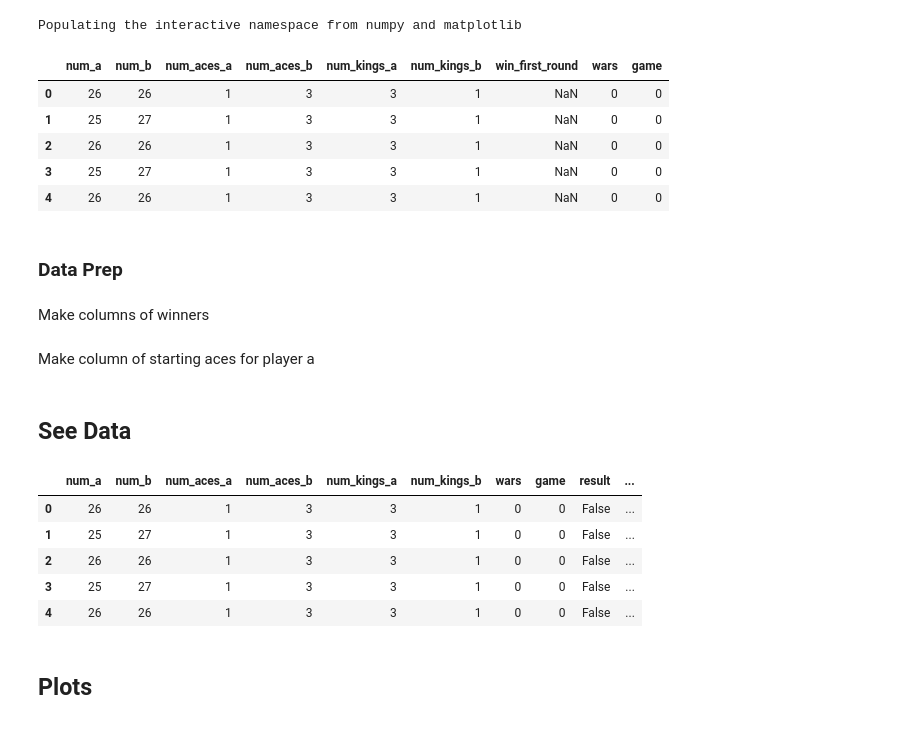
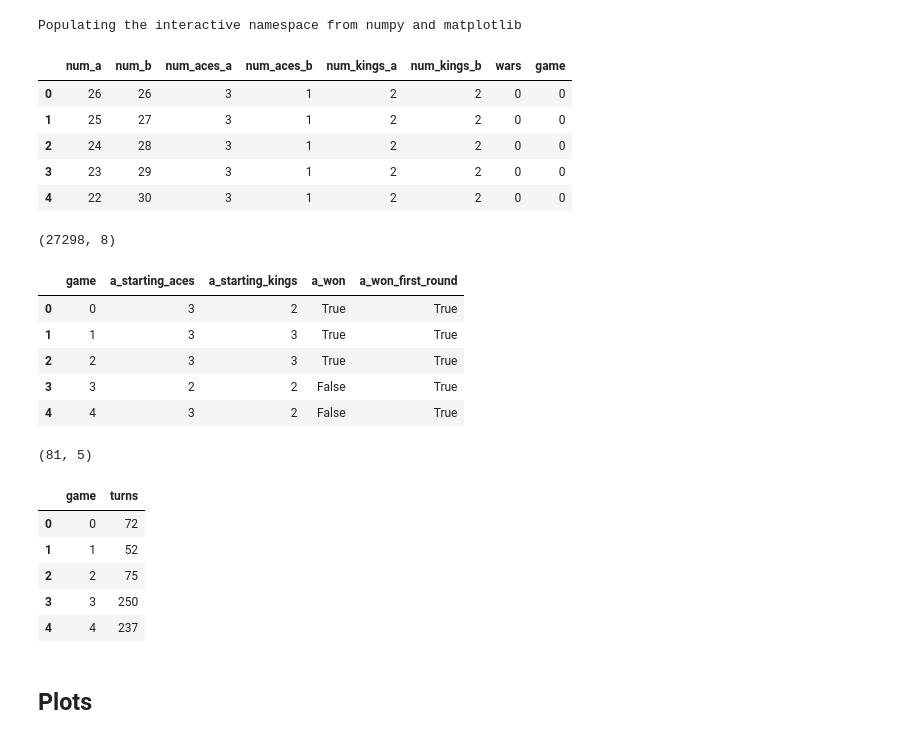
Before and after one commit to NapsterInBlue/War, a Jupyter notebook: Function_EDA.ipynb, the cells around one changed output. Drawn from its saved outputs; the diff is of its cells as text; code cells hidden in the pictures.

```diff
--- a/Function_EDA.ipynb
+++ b/Function_EDA.ipynb
@@ -28,13 +15,9 @@ df['game'] = pd.to_numeric(df['game'])
 # %%
-df.head()
+whole_games.head()
 # %% [output]
-|  | num_a | num_b | num_aces_a | num_aces_b | num_kings_a | num_kings_b | win_first_round | wars | game |
-| 0 | 26 | 26 | 1 | 3 | 3 | 1 | NaN | 0 | 0 |
-| 1 | 25 | 27 | 1 | 3 | 3 | 1 | NaN | 0 | 0 |
-| 2 | 26 | 26 | 1 | 3 | 3 | 1 | NaN | 0 | 0 |
-| 3 | 25 | 27 | 1 | 3 | 3 | 1 | NaN | 0 | 0 |
-| 4 | 26 | 26 | 1 | 3 | 3 | 1 | NaN | 0 | 0 |
+|  | num_a | num_b | num_aces_a | num_aces_b | num_kings_a | num_kings_b | wars | game |
+| 0 | 26 | 26 | 3 | 1 | 2 | 2 | 0 | 0 |
+| 1 | 25 | 27 | 3 | 1 | 2 | 2 | 0 | 0 |
+| 2 | 24 | 28 | 3 | 1 | 2 | 2 | 0 | 0 |
+| 3 | 23 | 29 | 3 | 1 | 2 | 2 | 0 | 0 |
+| 4 | 22 | 30 | 3 | 1 | 2 | 2 | 0 | 0 |
-# %% [markdown]
-### Data Prep
-# %% [markdown]
-Make columns of winners
@@ -44,2 +23,0 @@ df = df.merge(results, left_on='game', right_index=True)
-# %% [markdown]
-Make column of starting aces for player a
@@ -56,11 +24,19 @@ df.drop('win_first_round', axis=1, inplace=True)
-# %% [markdown]
-## See Data
+# %%
+whole_games.shape
+# %% [output]
+(27298, 8)
+# %%
+results = get_game_summaries()
 # %%
-df.head()
+results.head()
 # %% [output]
-|  | num_a | num_b | num_aces_a | num_aces_b | num_kings_a | num_kings_b | wars | game | result | ... |
-| 0 | 26 | 26 | 1 | 3 | 3 | 1 | 0 | 0 | False | ... |
-| 1 | 25 | 27 | 1 | 3 | 3 | 1 | 0 | 0 | False | ... |
-| 2 | 26 | 26 | 1 | 3 | 3 | 1 | 0 | 0 | False | ... |
-| 3 | 25 | 27 | 1 | 3 | 3 | 1 | 0 | 0 | False | ... |
-| 4 | 26 | 26 | 1 | 3 | 3 | 1 | 0 | 0 | False | ... |
+|  | game | a_starting_aces | a_starting_kings | a_won | a_won_first_round |
+| 0 | 0 | 3 | 2 | True | True |
+| 1 | 1 | 3 | 3 | True | True |
+| 2 | 2 | 3 | 3 | True | True |
+| 3 | 3 | 2 | 2 | False | True |
+| 4 | 4 | 3 | 2 | False | True |
+# %%
+results.shape
+# %% [output]
+(81, 5)
@@ -67,2 +45,11 @@ df.head()
+# %%
+lengths.head()
+# %% [output]
+|  | game | turns |
+| 0 | 0 | 72 |
+| 1 | 1 | 52 |
+| 2 | 2 | 75 |
+| 3 | 3 | 250 |
+| 4 | 4 | 237 |
 # %% [markdown]
 ## Plots
```
Also changed, not shown: parts of 32 cells of this notebook, 1 other file.
